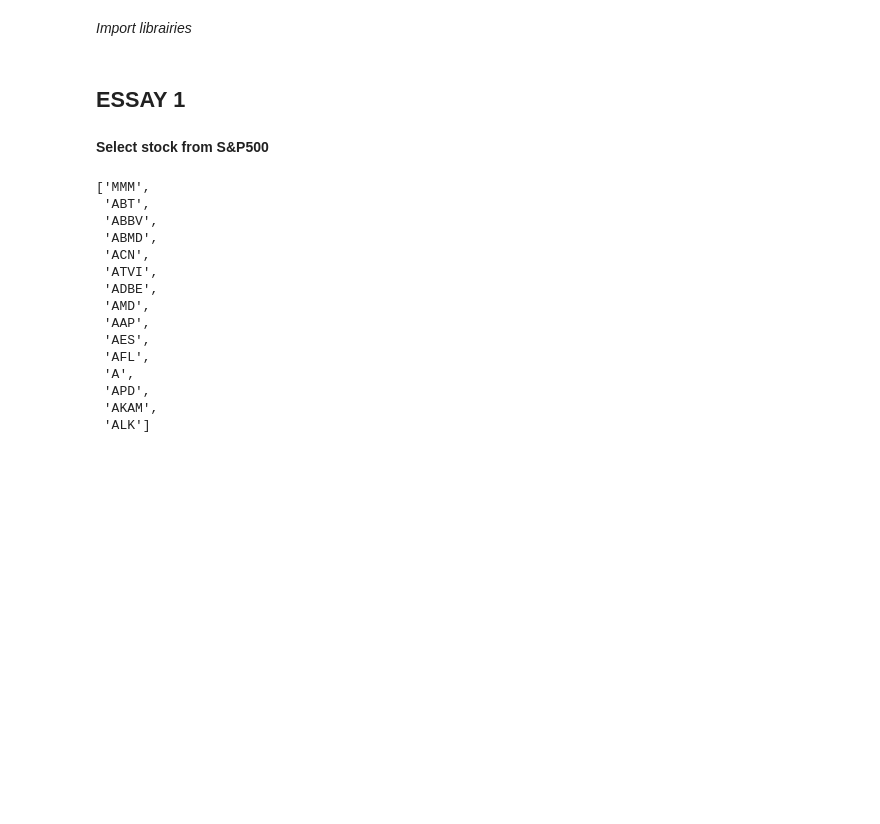
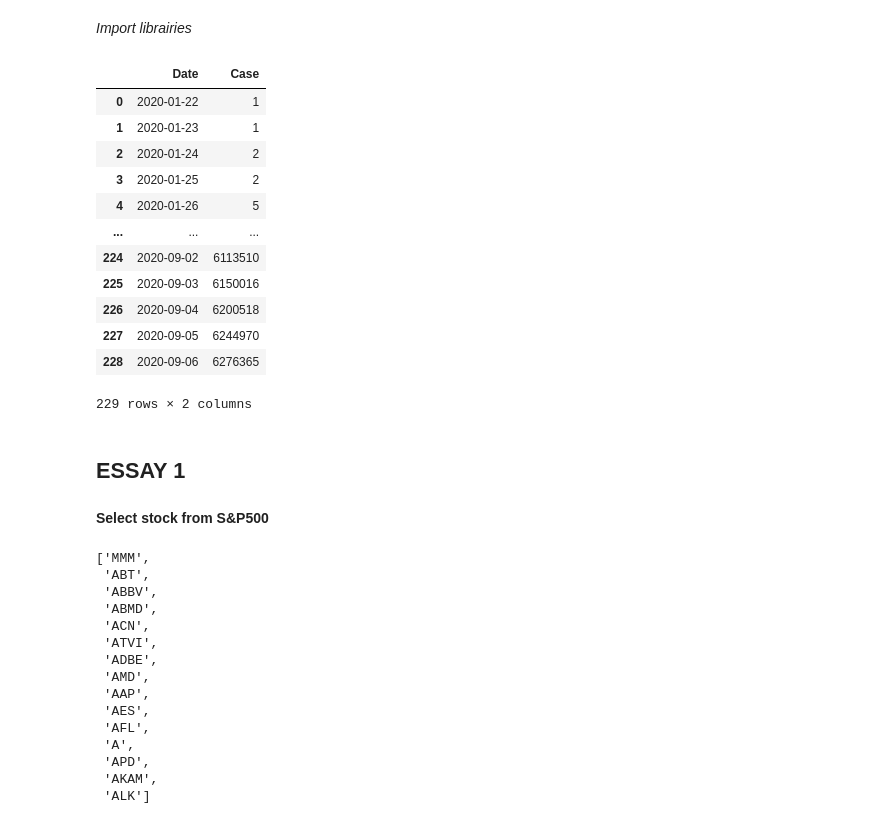
Before and after one commit to ZoziLaMalice/5A, a Jupyter notebook: Quantitative Finance/ESSAY 1/essay_1.ipynb, the cells around one changed output. Cells and saved outputs as stored; diff of their text form; code cells hidden in the pictures; blank space fills up the shorter version.

```diff
--- a/Quantitative Finance/ESSAY 1/essay_1.ipynb
+++ b/Quantitative Finance/ESSAY 1/essay_1.ipynb
@@ -11,6 +11,26 @@ from datetime import datetime
 import plotly.graph_objects as go
 from plotly.subplots import make_subplots
 import numpy as np
+# %%
+ee = pd.read_csv('covid_USA.csv')
+# %%
+ee.Date = pd.to_datetime(ee.Date)
+# %%
+ee
+# %% [output]
+|  | Date | Case |
+| 0 | 2020-01-22 | 1 |
+| 1 | 2020-01-23 | 1 |
+| 2 | 2020-01-24 | 2 |
+| 3 | 2020-01-25 | 2 |
+| 4 | 2020-01-26 | 5 |
+| ... | ... | ... |
+| 224 | 2020-09-02 | 6113510 |
+| 225 | 2020-09-03 | 6150016 |
+| 226 | 2020-09-04 | 6200518 |
+| 227 | 2020-09-05 | 6244970 |
+| 228 | 2020-09-06 | 6276365 |
+229 rows × 2 columns
 # %% [markdown]
 ## ESSAY 1
 # %% [markdown]
```
Also changed, not shown: 4 other files.
